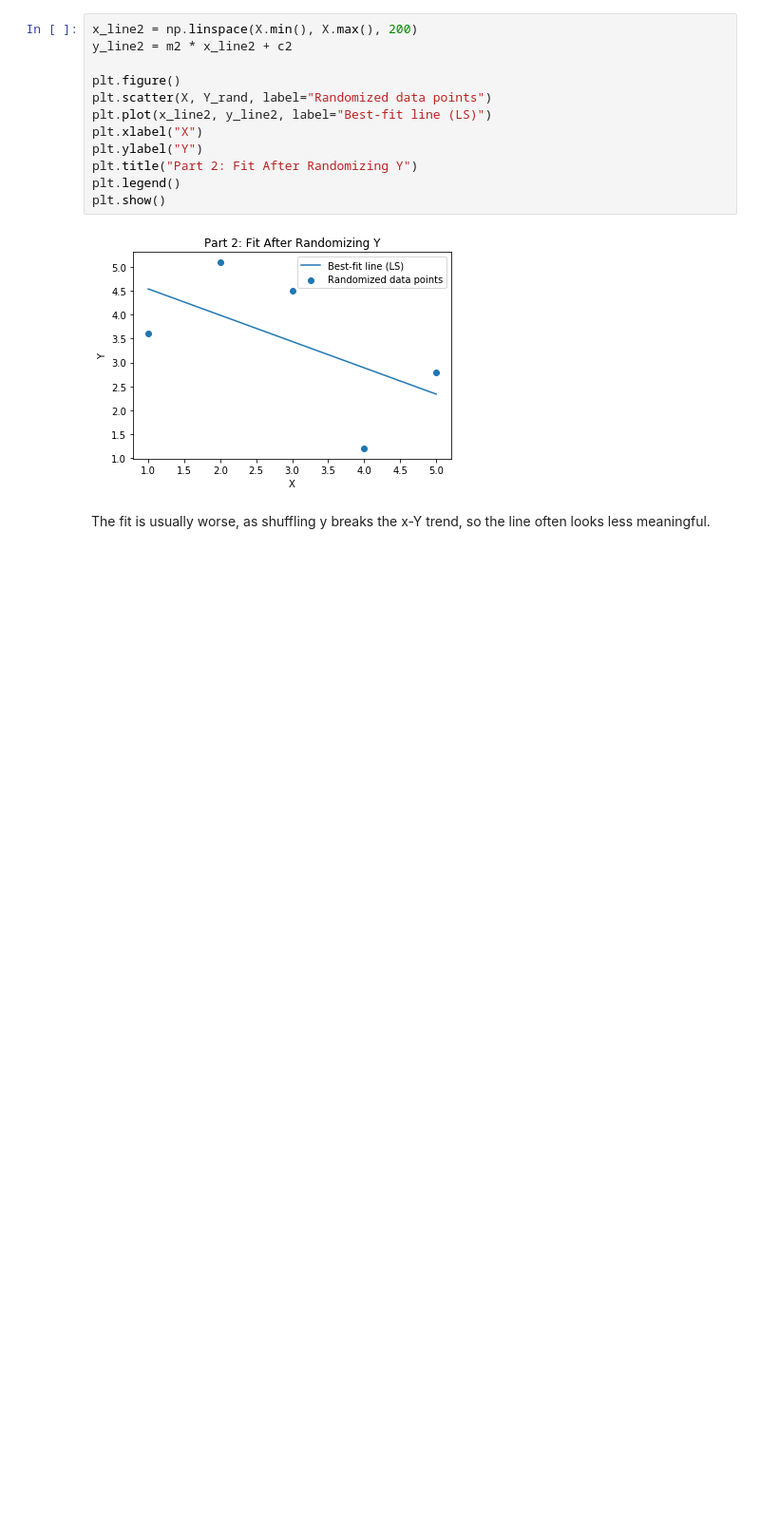
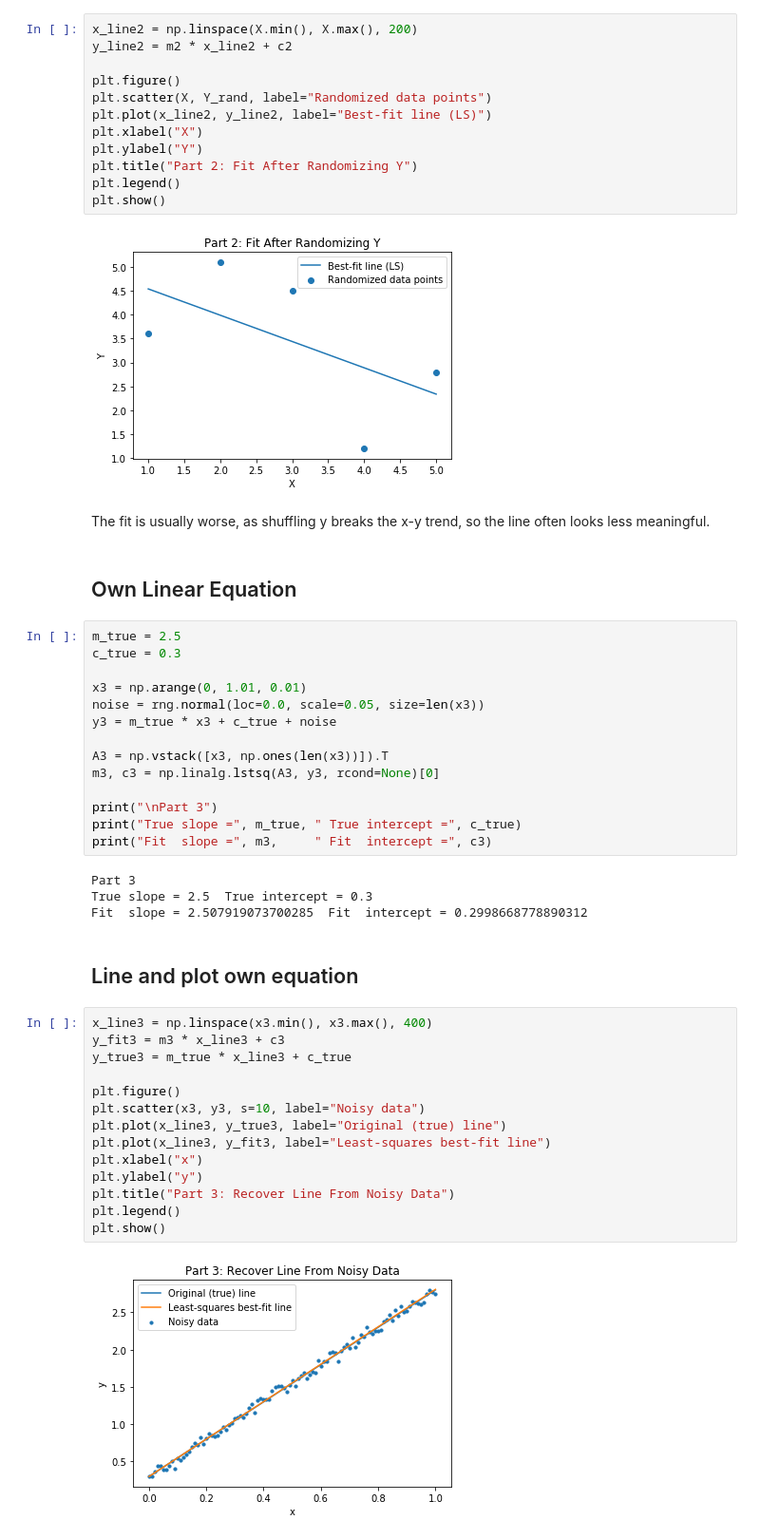
Before and after one commit to mahanakhavan/coe311k, a Jupyter notebook: classwork/ma73262-CH9.ipynb, the cells around one changed output. Shown at 95% size. Cells and saved outputs as stored; diff of their text form; blank space fills up the shorter version.

```diff
--- a/classwork/ma73262-CH9.ipynb
+++ b/classwork/ma73262-CH9.ipynb
@@ -68,4 +63,42 @@ plt.show()
 # %% [output]
 [figure]
 # %% [markdown]
-The fit is usually worse, as shuffling y breaks the x-Y trend, so the line often looks less meaningful.
+The fit is usually worse, as shuffling y breaks the x-y trend, so the line often looks less meaningful.
+# %% [markdown]
+## Own Linear Equation
+# %%
+m_true = 2.5
+c_true = 0.3
+
+x3 = np.arange(0, 1.01, 0.01)
+noise = rng.normal(loc=0.0, scale=0.05, size=len(x3))
+y3 = m_true * x3 + c_true + noise
+
+A3 = np.vstack([x3, np.ones(len(x3))]).T
+m3, c3 = np.linalg.lstsq(A3, y3, rcond=None)[0]
+
+print("\nPart 3")
+print("True slope =", m_true, " True intercept =", c_true)
+print("Fit  slope =", m3,     " Fit  intercept =", c3)
+# %% [output]
+Part 3
+True slope = 2.5  True intercept = 0.3
+Fit  slope = 2.507919073700285  Fit  intercept = 0.2998668778890312
+# %% [markdown]
+## Line and plot own equation
+# %%
+x_line3 = np.linspace(x3.min(), x3.max(), 400)
+y_fit3 = m3 * x_line3 + c3
+y_true3 = m_true * x_line3 + c_true
+
+plt.figure()
+plt.scatter(x3, y3, s=10, label="Noisy data")
+plt.plot(x_line3, y_true3, label="Original (true) line")
+plt.plot(x_line3, y_fit3, label="Least-squares best-fit line")
+plt.xlabel("x")
+plt.ylabel("y")
+plt.title("Part 3: Recover Line From Noisy Data")
+plt.legend()
+plt.show()
+# %% [output]
+[figure, added]
```
Also changed, not shown: parts of 1 cell of this notebook, 1 other file.
